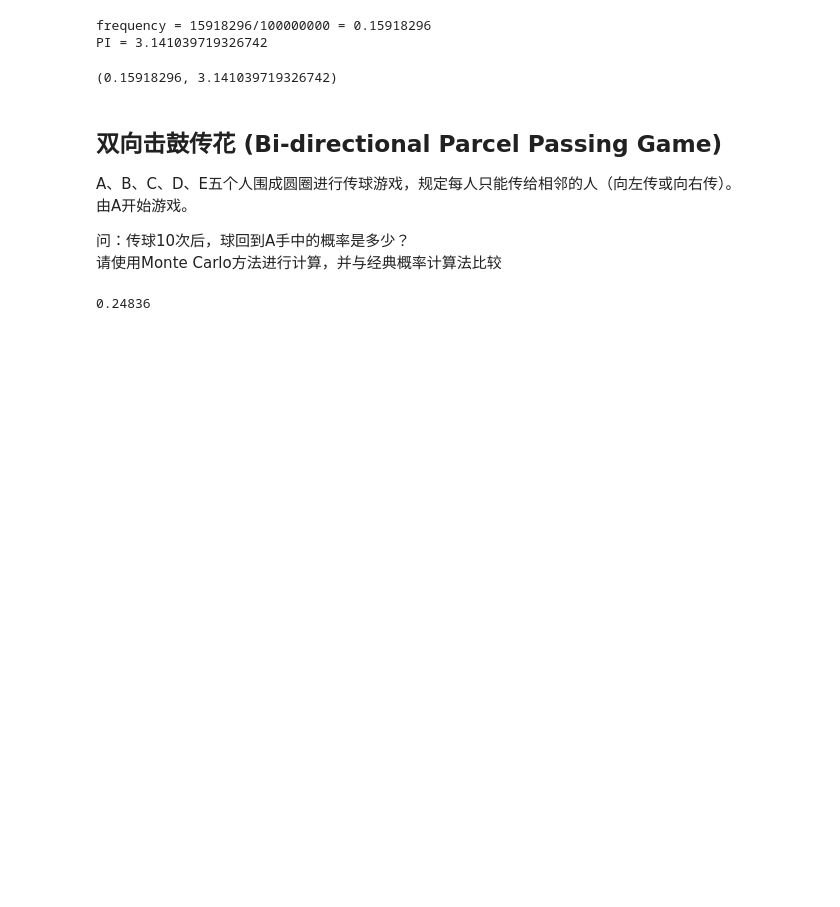
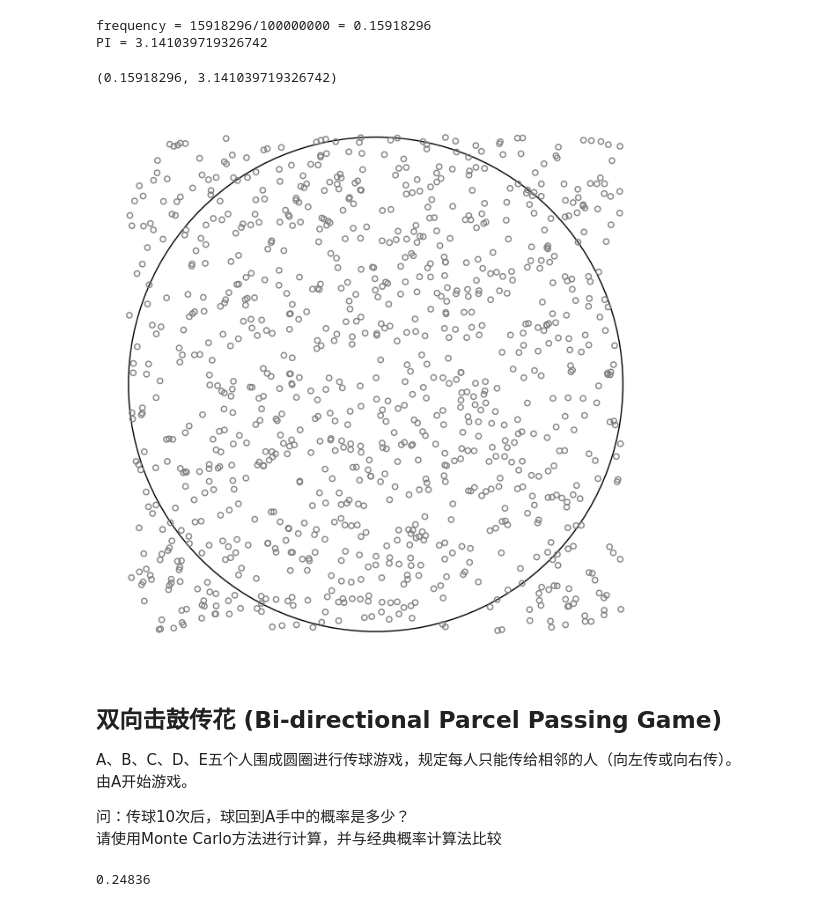
Before and after one commit to zhangys11/mc, a Jupyter notebook: demo.ipynb, the cells around one changed output. Saved outputs shown, nothing was run; the diff lists cells and outputs as text; code cells hidden in the pictures; blank space fills up the shorter version.

Commit message:
pi_illustrate

```diff
--- a/demo.ipynb
+++ b/demo.ipynb
@@ -33,6 +33,10 @@ pi(N = 100000000,flavor = 0) # 仿真模拟N次
 frequency = 15918296/100000000 = 0.15918296
 PI = 3.141039719326742
 (0.15918296, 3.141039719326742)
+# %%
+pi_illustrate(N = 1000)
+# %% [output]
+[figure, added]
 # %% [markdown]
 ## 双向击鼓传花 (Bi-directional Parcel Passing Game)
 
```
Also changed, not shown: 1 other file.
